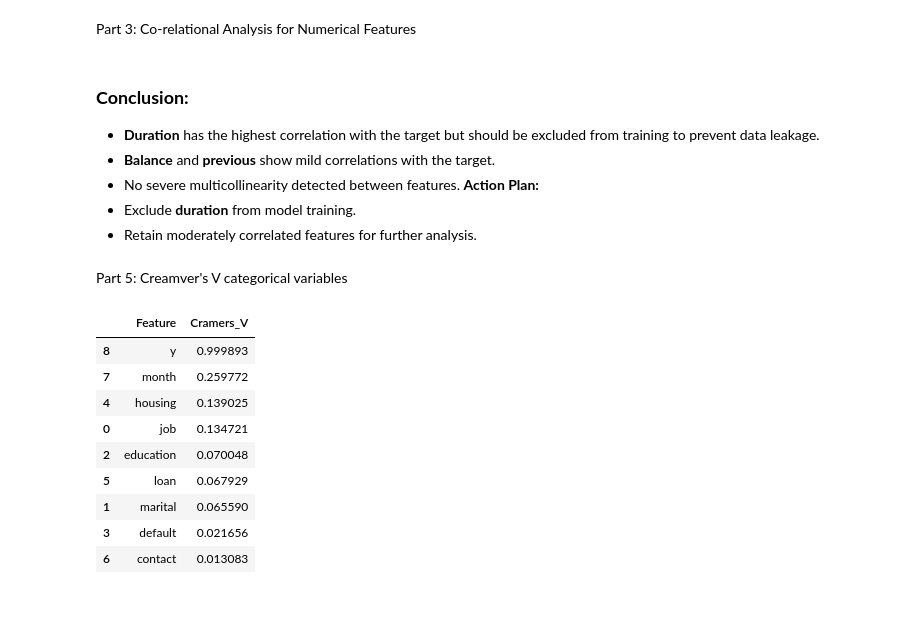
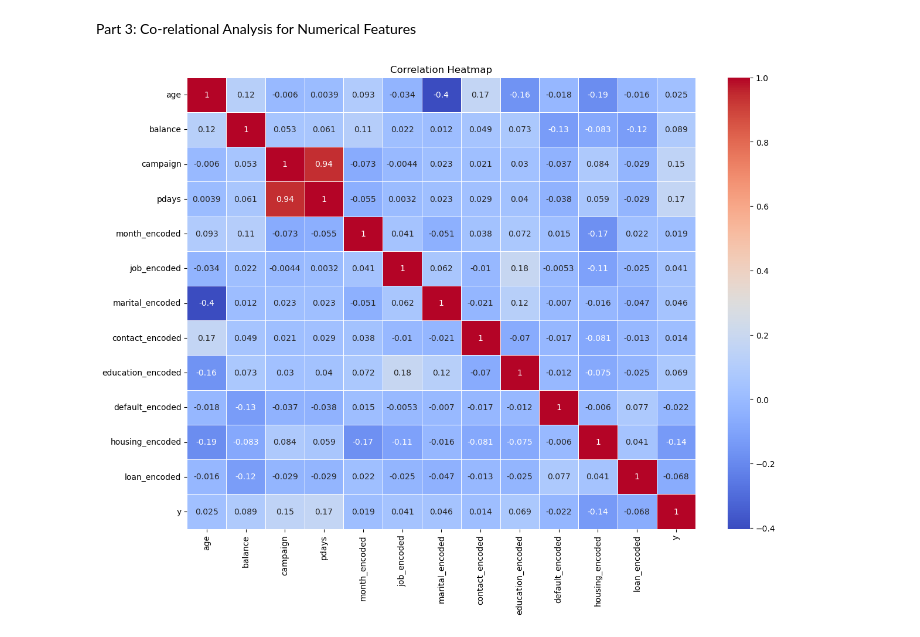
Before and after one commit to Aniruthan-0709/Predictive-Modeling-for-Bank-Term-Deposit-Subscriptions, a Jupyter notebook: code/data_visulaization.ipynb, the cells around one changed output. Cells and saved outputs as stored; diff of their text form; code cells hidden in the pictures; blank space fills up the shorter version.

```diff
--- a/code/data_visulaization.ipynb
+++ b/code/data_visulaization.ipynb
@@ -238,52 +236,11 @@ numerical_df=df[[i for i in df.columns if 'encoded' not in df]]
+# %%
+df.drop(columns=['previous'],inplace=True)
 # %%
 # Correlation matrix for numerical features
 plt.figure(figsize=(14, 10))
-corr = numerical_df.corr()  # ✅ Compute the correlation matrix
+corr = df.corr()  # ✅ Compute the correlation matrix
 sns.heatmap(corr, annot=True, cmap='coolwarm', linewidths=0.5)
 plt.title('Correlation Heatmap')
 plt.show()
+# %% [output]
+[figure, added]
-# %% [markdown]
-### **Conclusion:**
-- **Duration** has the highest correlation with the target but should be excluded from training to prevent data leakage.
-- **Balance** and **previous** show mild correlations with the target.
-- No severe multicollinearity detected between features.
-**Action Plan:**
-- Exclude **duration** from model training.
-- Retain moderately correlated features for further analysis.
-# %% [markdown]
-Part 5: Creamver's V categorical variables
-# %%
-from scipy.stats import chi2_contingency
-import numpy as np
-
-# Function to calculate Cramér's V
-def cramers_v(confusion_matrix):
-    chi2 = chi2_contingency(confusion_matrix)[0]
-    n = confusion_matrix.sum().sum()
-    phi2 = chi2 / n
-    r, k = confusion_matrix.shape
-    phi2_corr = max(0, phi2 - ((k-1)*(r-1))/(n-1))
-    r_corr = r - ((r-1)**2)/(n-1)
-    k_corr = k - ((k-1)**2)/(n-1)
-    return np.sqrt(phi2_corr / min((k_corr-1), (r_corr-1)))
-
-# Apply Cramér's V for all categorical columns
-cramers_v_scores = {}
-for col in cat_cols:
-    confusion_matrix = pd.crosstab(df[col], df['y'])
-    cramers_v_scores[col] = cramers_v(confusion_matrix)
-
-# Create DataFrame for Cramér's V scores
-cramers_v_df = pd.DataFrame(cramers_v_scores.items(), columns=['Feature', 'Cramers_V']).sort_values(by='Cramers_V', ascending=False)
-cramers_v_df
-# %% [output]
-|  | Feature | Cramers_V |
-| 8 | y | 0.999893 |
-| 7 | month | 0.259772 |
-| 4 | housing | 0.139025 |
-| 0 | job | 0.134721 |
-| 2 | education | 0.070048 |
-| 5 | loan | 0.067929 |
-| 1 | marital | 0.065590 |
-| 3 | default | 0.021656 |
-| 6 | contact | 0.013083 |
```
Also changed, not shown: parts of 4 cells of this notebook, 3 other files.
